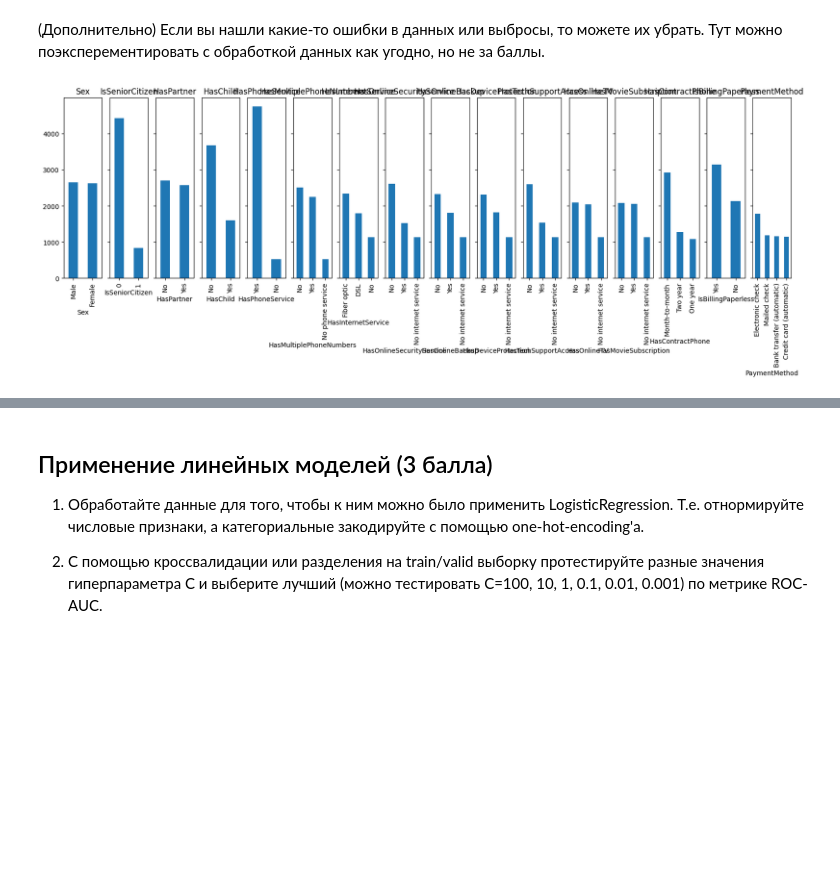
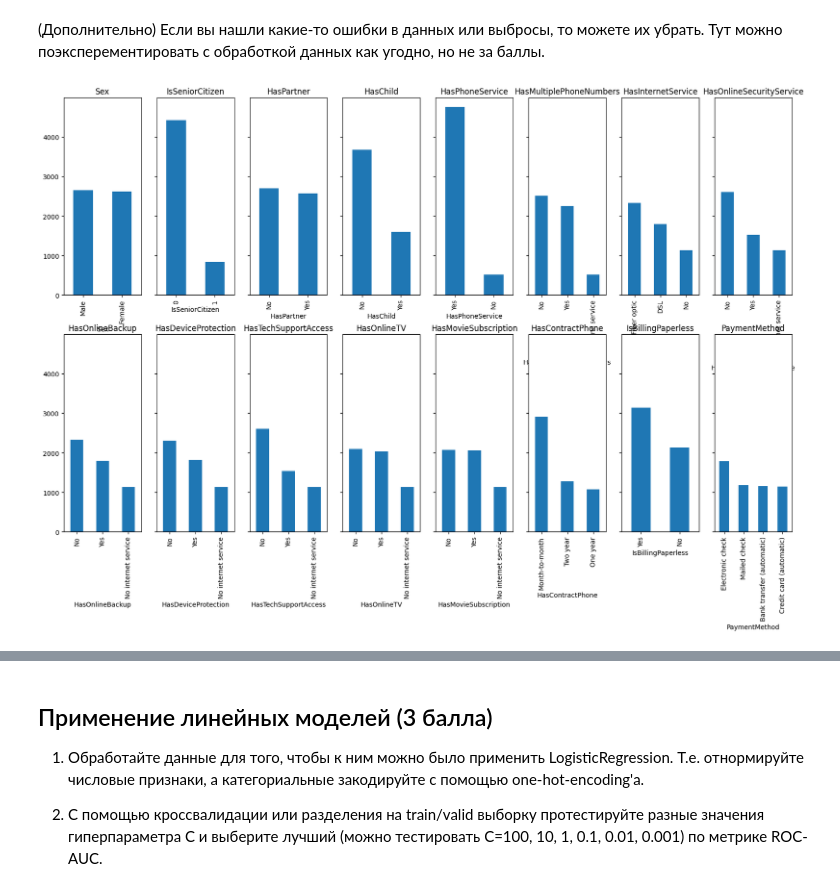
Before and after one commit to starkhv70/dl_course_2023, a Jupyter notebook: 8-homework/hw_kaggle.ipynb, the cells around one changed output, grey strips where cells are left out. Saved outputs shown, nothing was run; the diff lists cells and outputs as text; code cells hidden in the pictures; blank space fills up the shorter version.

```diff
--- a/8-homework/hw_kaggle.ipynb
+++ b/8-homework/hw_kaggle.ipynb
@@ -223,9 +223,10 @@ None
 # %% [markdown]
 (Дополнительно) Если вы нашли какие-то ошибки в данных или выбросы, то можете их убрать. Тут можно поэксперементировать с обработкой данных как угодно, но не за баллы.
 # %%
+# Проверим на сбалансированность классов в данных. Классы сбалансированы
 # fig, axs = plt.subplots(1, 3, figsize=(9, 3), sharey=True)
-fig, ax = plt.subplots(1, len(cat_cols), figsize=(20, 5), sharey=True)
+fig, ax = plt.subplots(2, len(cat_cols)//2, figsize=(20, 12), sharey=True)
 for i, categorical_feature in enumerate(data[cat_cols]):
-    data[categorical_feature].value_counts().plot(kind="bar", ax=ax[i]).set_title(categorical_feature)
+    data[categorical_feature].value_counts().plot( kind="bar", ax=ax[ i // 8, i % 8]).set_title(categorical_feature)
 # %% [output]
-[figure, old version]
+[figure, new version]
```
Also changed, not shown: parts of 18 cells of this notebook, 3 other files.
